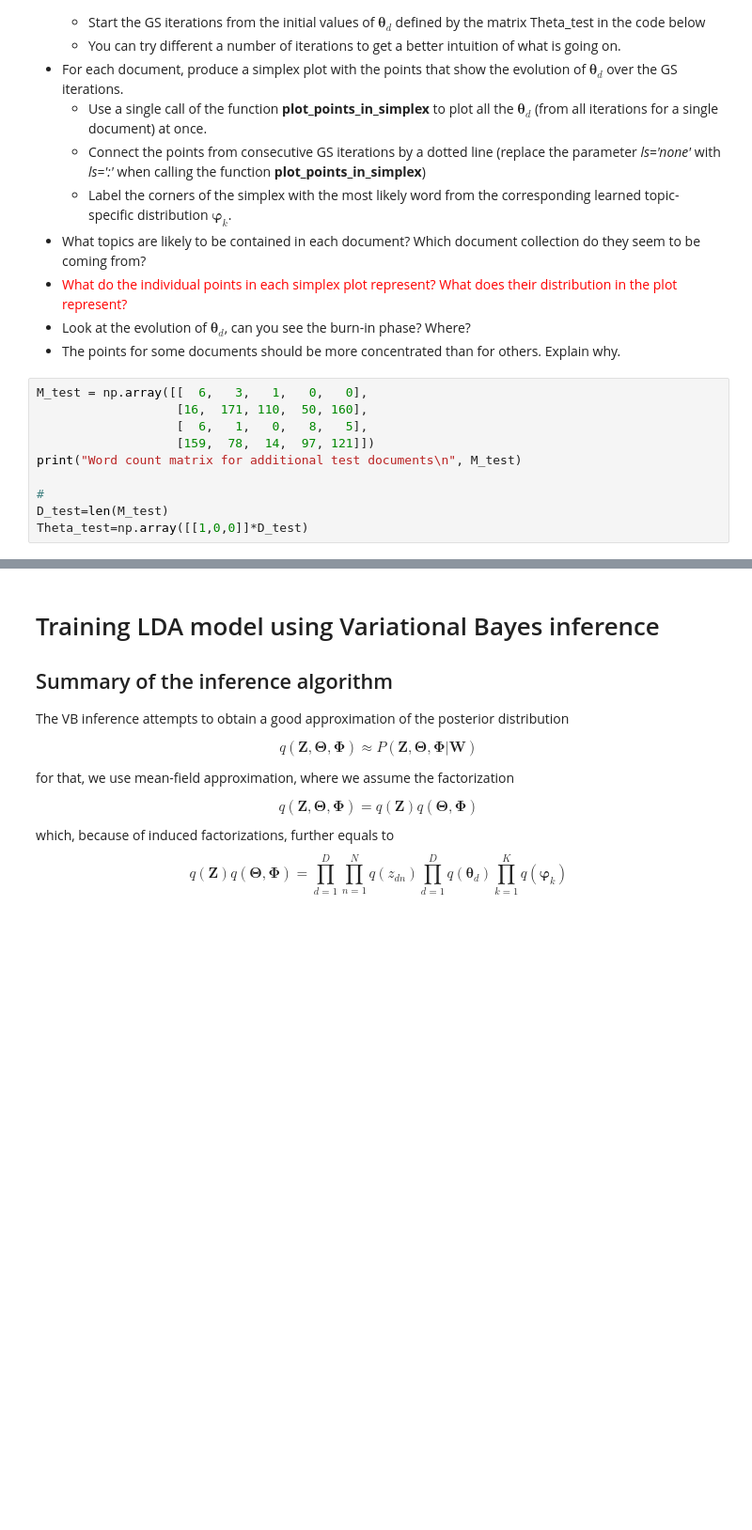
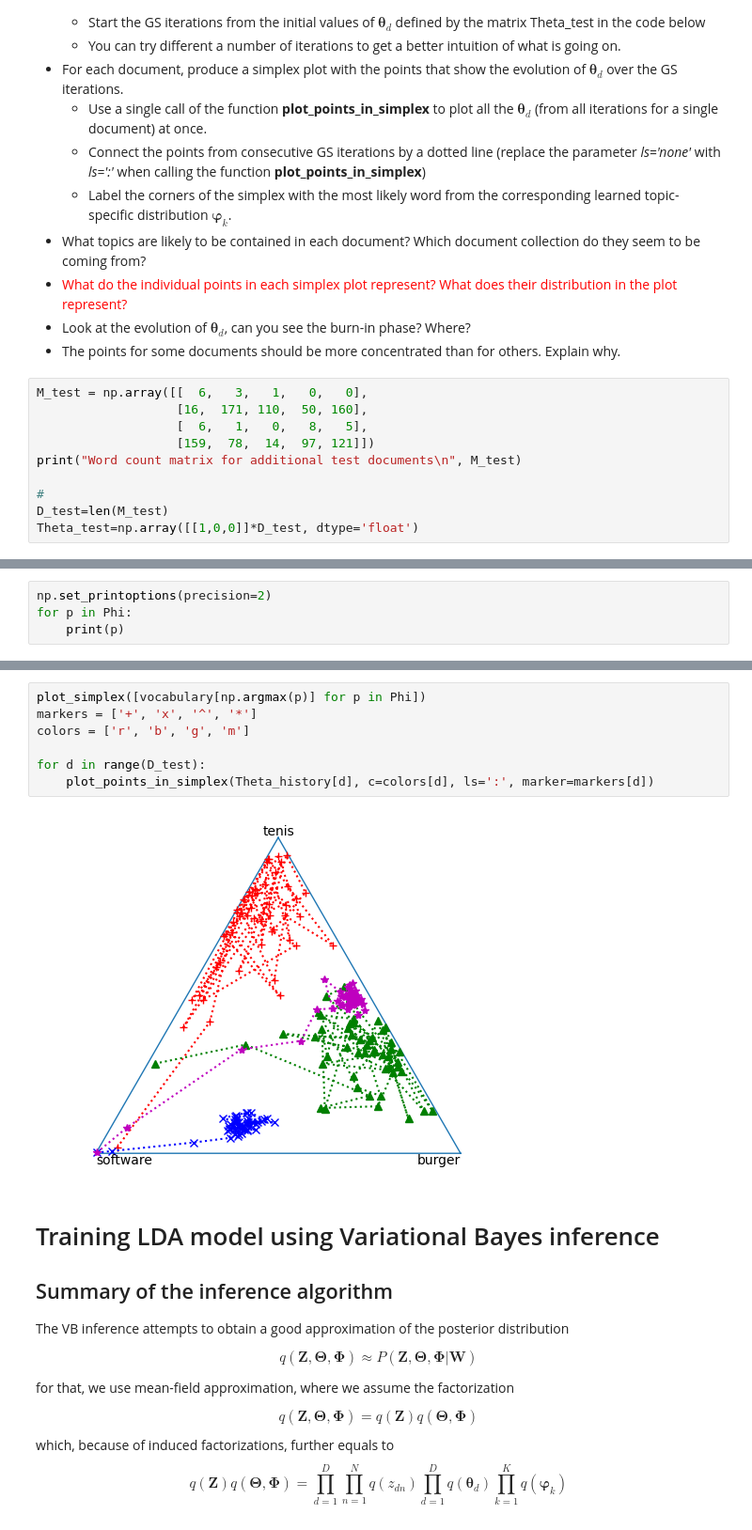
Before and after one commit to ankimme/vut-baya-bayesian-lda, a Jupyter notebook: BAYa_Assignment2022.ipynb, the cells around one changed output, grey strips where cells are left out. Shown at 94% size. Cells and saved outputs as stored; diff of their text form; blank space fills up the shorter version.

```diff
--- a/BAYa_Assignment2022.ipynb
+++ b/BAYa_Assignment2022.ipynb
@@ -385,4 +385,4 @@ print("Word count matrix for additional test documents\n", M_test)
 
 #
 D_test=len(M_test)
-Theta_test=np.array([[1,0,0]]*D_test)
+Theta_test=np.array([[1,0,0]]*D_test, dtype='float')
@@ -390,0 +395,4 @@ Theta_test=np.array([[1,0,0]]*D_test)
+# %%
+np.set_printoptions(precision=2)
+for p in Phi:
+    print(p)
@@ -391,3 +453,12 @@ Theta_test=np.array([[1,0,0]]*D_test)
+# %%
+plot_simplex([vocabulary[np.argmax(p)] for p in Phi])
+markers = ['+', 'x', '^', '*']
+colors = ['r', 'b', 'g', 'm']
+
+for d in range(D_test):
+    plot_points_in_simplex(Theta_history[d], c=colors[d], ls=':', marker=markers[d])
+# %% [output]
+[figure, added]
 # %% [markdown]
 # Training LDA model using Variational Bayes inference
 ## Summary of the inference algorithm
```
Also changed, not shown: parts of 11 cells of this notebook.
